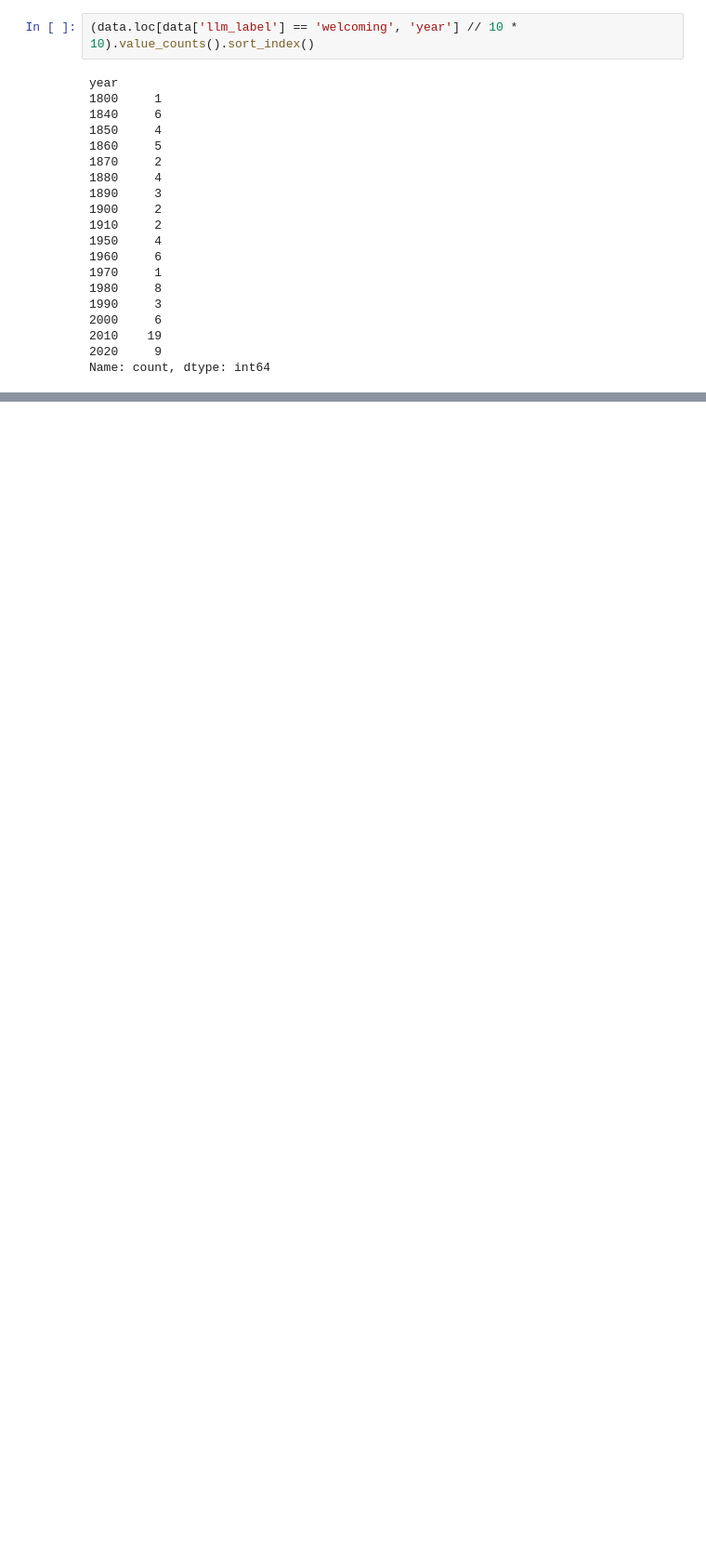
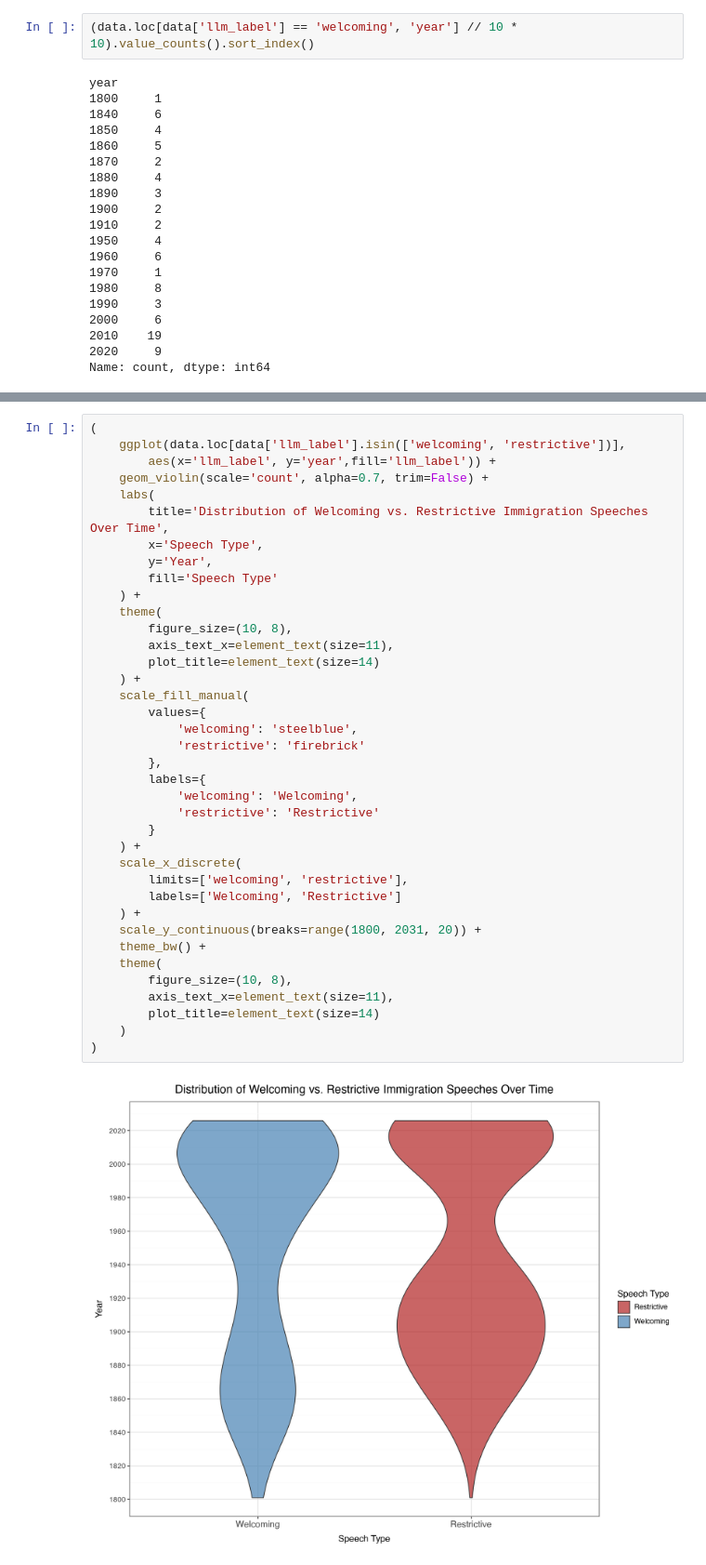
Before and after one commit to vhnguyen4/Miller-211A, a Jupyter notebook: ai_junk/label_analysis.ipynb, the cells around one changed output, grey strips where cells are left out. Shown at 93% size. Saved outputs shown, nothing was run; the diff lists cells and outputs as text; blank space fills up the shorter version.

```diff
--- a/ai_junk/label_analysis.ipynb
+++ b/ai_junk/label_analysis.ipynb
@@ -214,0 +263,40 @@ Name: count, dtype: int64
+# %%
+(
+    ggplot(data.loc[data['llm_label'].isin(['welcoming', 'restrictive'])],
+        aes(x='llm_label', y='year',fill='llm_label')) +
+    geom_violin(scale='count', alpha=0.7, trim=False) +
+    labs(
+        title='Distribution of Welcoming vs. Restrictive Immigration Speeches Over Time',
+        x='Speech Type',
+        y='Year',
+        fill='Speech Type'
+    ) +
+    theme(
+        figure_size=(10, 8),
+        axis_text_x=element_text(size=11),
+        plot_title=element_text(size=14)
+    ) +
+    scale_fill_manual(
+        values={
+            'welcoming': 'steelblue',
+            'restrictive': 'firebrick'
+        },
+        labels={
+            'welcoming': 'Welcoming',
+            'restrictive': 'Restrictive'
+        }
+    ) +
+    scale_x_discrete(
+        limits=['welcoming', 'restrictive'],
+        labels=['Welcoming', 'Restrictive']
+    ) +
+    scale_y_continuous(breaks=range(1800, 2031, 20)) +
+    theme_bw() +
+    theme(
+        figure_size=(10, 8),
+        axis_text_x=element_text(size=11),
+        plot_title=element_text(size=14)
+    )
+)
+# %% [output]
+[figure, added]
```
Also changed, not shown: parts of 9 cells of this notebook.
